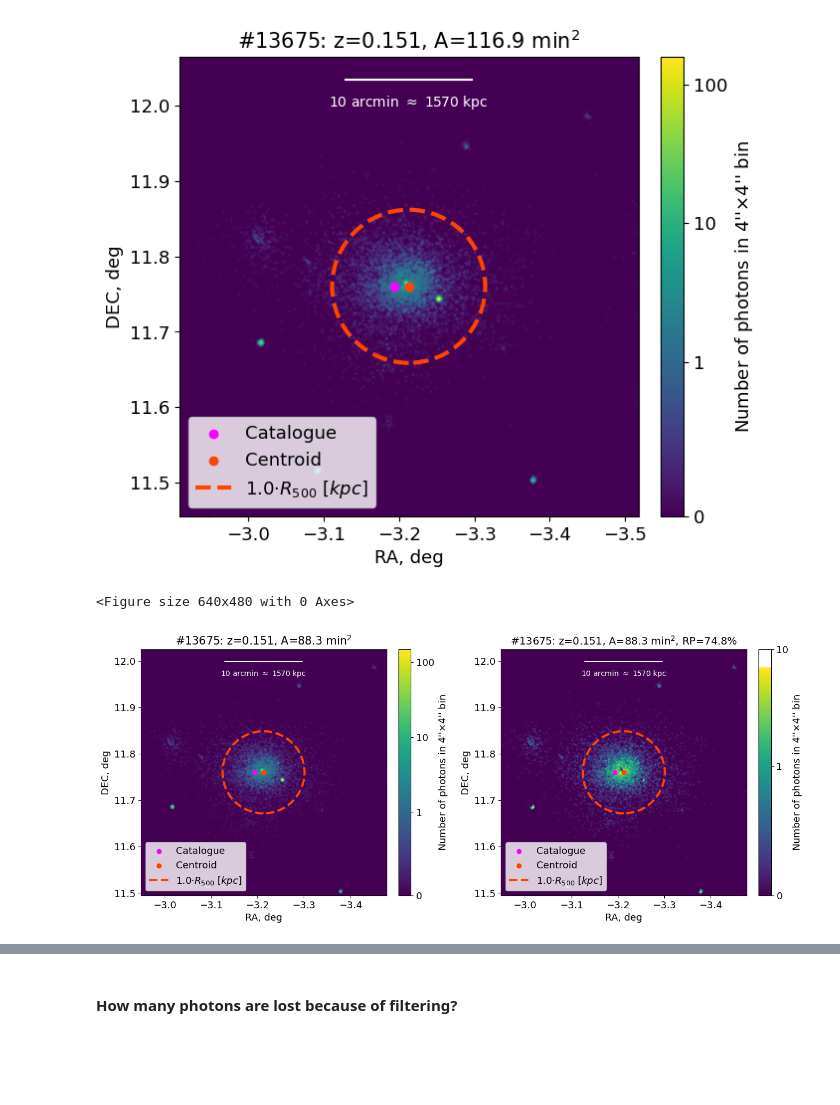
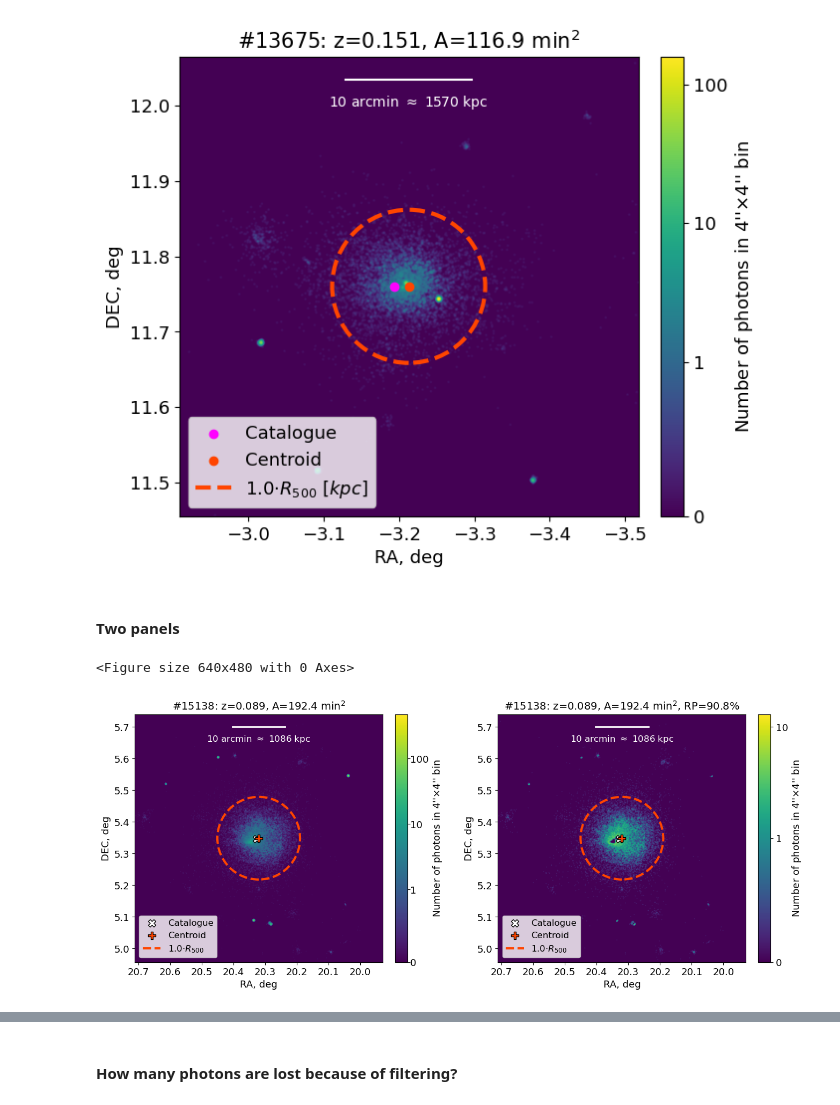
Before and after one commit to pi4imu/magneticum, a Jupyter notebook: spectra_magneticum.ipynb, the cells around one changed output, grey strips where cells are left out. Drawn from its saved outputs; the diff is of its cells as text; code cells hidden in the pictures; blank space fills up the shorter version.

```diff
--- a/spectra_magneticum.ipynb
+++ b/spectra_magneticum.ipynb
@@ -193,32 +193,32 @@ plt.show()
 # %% [output]
 <Figure size 640x480 with 0 Axes>
 [figure]
+# %% [markdown]
+#### Two panels
 # %%
 %run -i 'utils/scripts.py'
 
 plt.figure(figsize=(16,6))
 
-cl_num = 13675
+cl_num = 15138
 RRR = 1.0
 
 plt.subplot(121)
 pho_list = extract_photons_from_cluster(cl_num, r = RRR, centroid=True,
                                         delete_bright_regions=False, draw=True,
                                         draw_additional=False)
-
 plt.subplot(122)
 pho_list = extract_photons_from_cluster(cl_num, r = RRR, centroid=True,
                                         delete_bright_regions=True, draw=True,
                                         draw_additional=False)
-
 #display(pho_list)
 
 #plt.savefig('figures/cl_ex_3.pdf', format='pdf', bbox_inches='tight')
 
 plt.show()
 # %% [output]
 <Figure size 640x480 with 0 Axes>
-[figure, old version]
+[figure, new version]
 # %%
 clusters[clusters["ihal"]==46]
 # %% [output]
```
Also changed, not shown: parts of 36 cells of this notebook, 56 other files.
